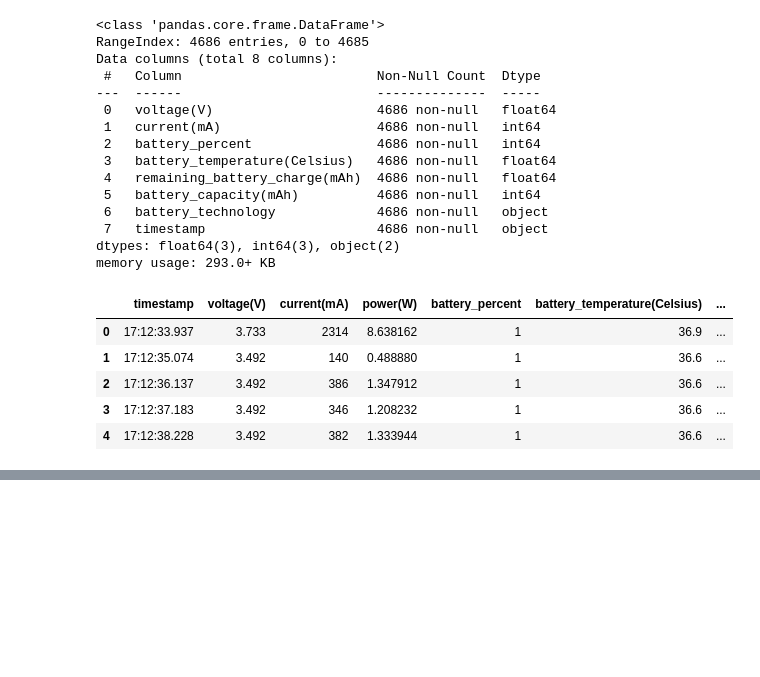
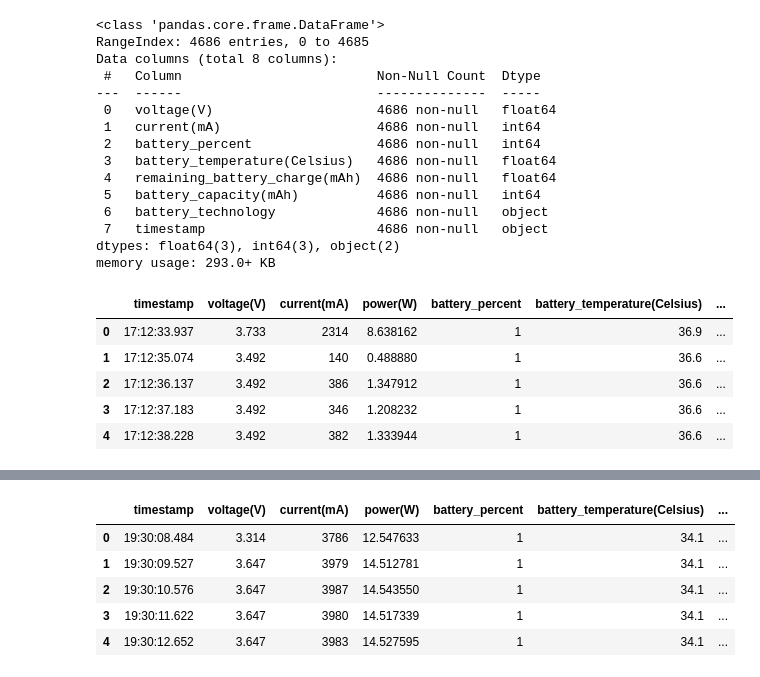
Before and after one commit to hrishi463/Phone-Battery, a Jupyter notebook: main.ipynb, the cells around one changed output, grey strips where cells are left out. Saved outputs shown, nothing was run; the diff lists cells and outputs as text; code cells hidden in the pictures; blank space fills up the shorter version.

```diff
--- a/main.ipynb
+++ b/main.ipynb
@@ -613,0 +660,2 @@ a70_new.head()
+# %%
+pixel6a["power(W)"] = (pixel6a["current(mA)"]/1000) * pixel6a["voltage(V)"]
@@ -613,0 +671,2 @@ a70_new.head()
+# %%
+pixel6a["current(mA)"] = pixel6a['current(mA)'].apply(np.floor)
@@ -613,0 +682,2 @@ a70_new.head()
+# %%
+pixel6a["current(mA)"] = pixel6a["current(mA)"].astype('int64')
@@ -613,0 +703,12 @@ a70_new.head()
+# %%
+cols3 = list(pixel6a.columns)
+pixel6a_new = pixel6a.loc[:, [cols3[-2]] + cols3[:2] + [cols3[-1]] + cols3[2:7]]
+# %%
+pixel6a_new.head()
+# %% [output]
+|  | timestamp | voltage(V) | current(mA) | power(W) | battery_percent | battery_temperature(Celsius) | ... |
+| 0 | 19:30:08.484 | 3.314 | 3786 | 12.547633 | 1 | 34.1 | ... |
+| 1 | 19:30:09.527 | 3.647 | 3979 | 14.512781 | 1 | 34.1 | ... |
+| 2 | 19:30:10.576 | 3.647 | 3987 | 14.543550 | 1 | 34.1 | ... |
+| 3 | 19:30:11.622 | 3.647 | 3980 | 14.517339 | 1 | 34.1 | ... |
+| 4 | 19:30:12.652 | 3.647 | 3983 | 14.527595 | 1 | 34.1 | ... |
```
Also changed, not shown: parts of 12 cells of this notebook, 4 other files.
